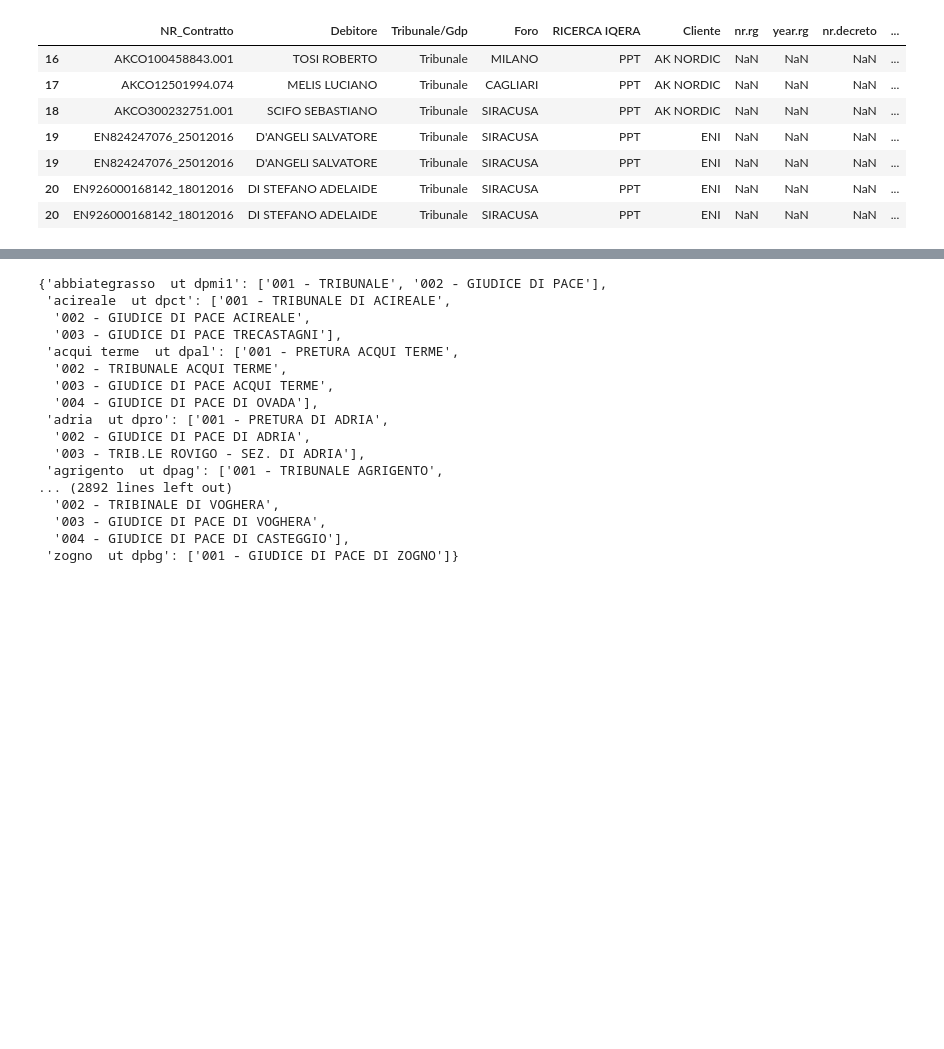
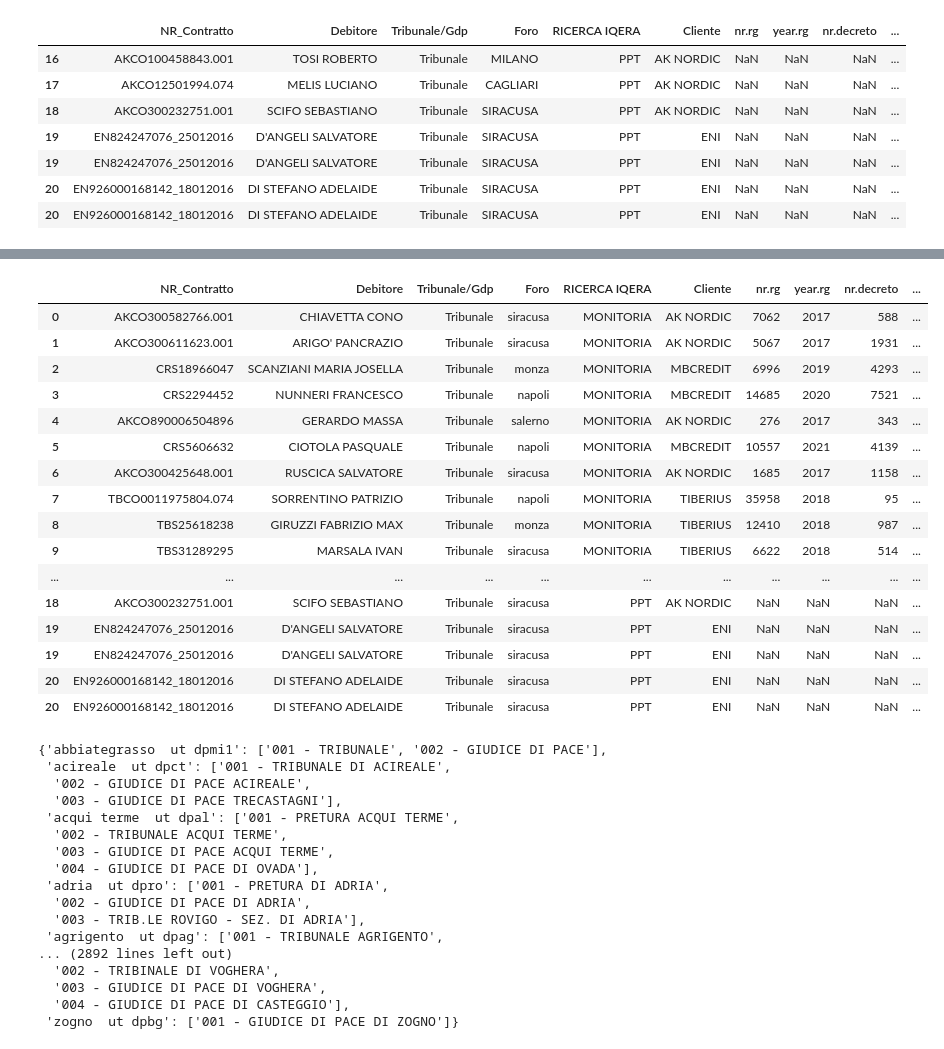
Before and after one commit to ClaudiaEsposit/Scraping_ade, a Jupyter notebook: Old/pulizia_input.ipynb, the cells around one changed output, grey strips where cells are left out. Cells and saved outputs as stored; diff of their text form; code cells hidden in the pictures; blank space fills up the shorter version.

```diff
--- a/Old/pulizia_input.ipynb
+++ b/Old/pulizia_input.ipynb
@@ -2,7 +2,7 @@
 import pandas as pd
 import numpy as np
 # %%
-input0 = pd.read_excel('Input/Raw/Ricerca F24.xlsx')
+input0 = pd.read_excel('../Input/Raw/Ricerca F24.xlsx')
 def split_and_expand(df, column_name):
     df[column_name] = df[column_name].str.split(' - ')
     df_expanded = df.explode(column_name)
@@ -105,6 +105,57 @@ uffici = pd.read_excel('../Resources/uffici_finanziari.xlsx')
 uffici = uffici.iloc[1:]
 uffici['office'] = uffici['office'].str.lower().tolist()
 uffici_ut = uffici[uffici['office'].str.contains('ut')]
+# %%
+# se nell' input ci sono questi uffici , usare il mapping
+
+
+mapping = {'albenga':'savona',
+ 'chiavenna':'sondrio',
+ 'cossato':'biella',
+ 'macomer':'nuoro',
+ 'isili':'nuoro',
+ 'chiaromonte': 'lagonegro',
+ 'orzinuovi' : 'brescia',
+ 'ovada': 'acquiterme',
+ 'pavullo nel frignano':'modena',
+ 'ponte san pietro':'bergamo',
+ 'romano di lombardia':'bergamo',
+ 'san benedetto del tronto':'ascoli piceno',
+ 'teano':'caserta',
+ 'venezia 2 - mestre' : 'venezia',
+ 'venosa':'potenza',
+ 'vimercate':'monza'
+ }
+
+input['Foro'] = (input['Foro']
+                 .str.lower()
+                 .replace(mapping)
+)
+
+"""
+input.assign(
+    foro2= lambda df_ : df_['Foro'].str.lower(),
+    foro3 = lambda df_ : df_['foro2']
+)
+"""
+# %% [output]
+|  | NR_Contratto | Debitore | Tribunale/Gdp | Foro | RICERCA IQERA | Cliente | nr.rg | year.rg | nr.decreto | ... |
+| 0 | AKCO300582766.001 | CHIAVETTA CONO | Tribunale | siracusa | MONITORIA | AK NORDIC | 7062 | 2017 | 588 | ... |
+| 1 | AKCO300611623.001 | ARIGO' PANCRAZIO | Tribunale | siracusa | MONITORIA | AK NORDIC | 5067 | 2017 | 1931 | ... |
+| 2 | CRS18966047 | SCANZIANI MARIA JOSELLA | Tribunale | monza | MONITORIA | MBCREDIT | 6996 | 2019 | 4293 | ... |
+| 3 | CRS2294452 | NUNNERI FRANCESCO | Tribunale | napoli | MONITORIA | MBCREDIT | 14685 | 2020 | 7521 | ... |
+| 4 | AKCO890006504896 | GERARDO MASSA | Tribunale | salerno | MONITORIA | AK NORDIC | 276 | 2017 | 343 | ... |
+| 5 | CRS5606632 | CIOTOLA PASQUALE | Tribunale | napoli | MONITORIA | MBCREDIT | 10557 | 2021 | 4139 | ... |
+| 6 | AKCO300425648.001 | RUSCICA SALVATORE | Tribunale | siracusa | MONITORIA | AK NORDIC | 1685 | 2017 | 1158 | ... |
+| 7 | TBCO0011975804.074 | SORRENTINO PATRIZIO | Tribunale | napoli | MONITORIA | TIBERIUS | 35958 | 2018 | 95 | ... |
+| 8 | TBS25618238 | GIRUZZI FABRIZIO MAX | Tribunale | monza | MONITORIA | TIBERIUS | 12410 | 2018 | 987 | ... |
+| 9 | TBS31289295 | MARSALA IVAN | Tribunale | siracusa | MONITORIA | TIBERIUS | 6622 | 2018 | 514 | ... |
+| ... | ... | ... | ... | ... | ... | ... | ... | ... | ... | ... |
+| 18 | AKCO300232751.001 | SCIFO SEBASTIANO | Tribunale | siracusa | PPT | AK NORDIC | NaN | NaN | NaN | ... |
+| 19 | EN824247076_25012016 | D'ANGELI SALVATORE | Tribunale | siracusa | PPT | ENI | NaN | NaN | NaN | ... |
+| 19 | EN824247076_25012016 | D'ANGELI SALVATORE | Tribunale | siracusa | PPT | ENI | NaN | NaN | NaN | ... |
+| 20 | EN926000168142_18012016 | DI STEFANO ADELAIDE | Tribunale | siracusa | PPT | ENI | NaN | NaN | NaN | ... |
+| 20 | EN926000168142_18012016 | DI STEFANO ADELAIDE | Tribunale | siracusa | PPT | ENI | NaN | NaN | NaN | ... |
 # %%
 import json
 
```
Also changed, not shown: 2 other files.
